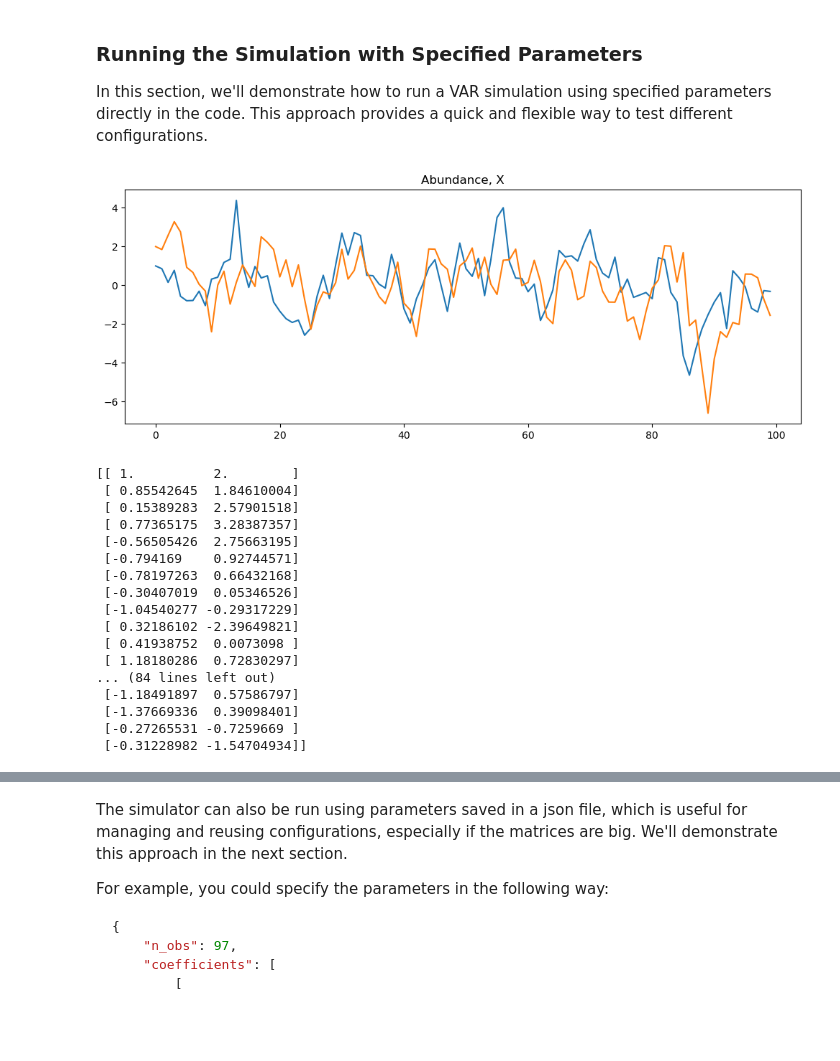
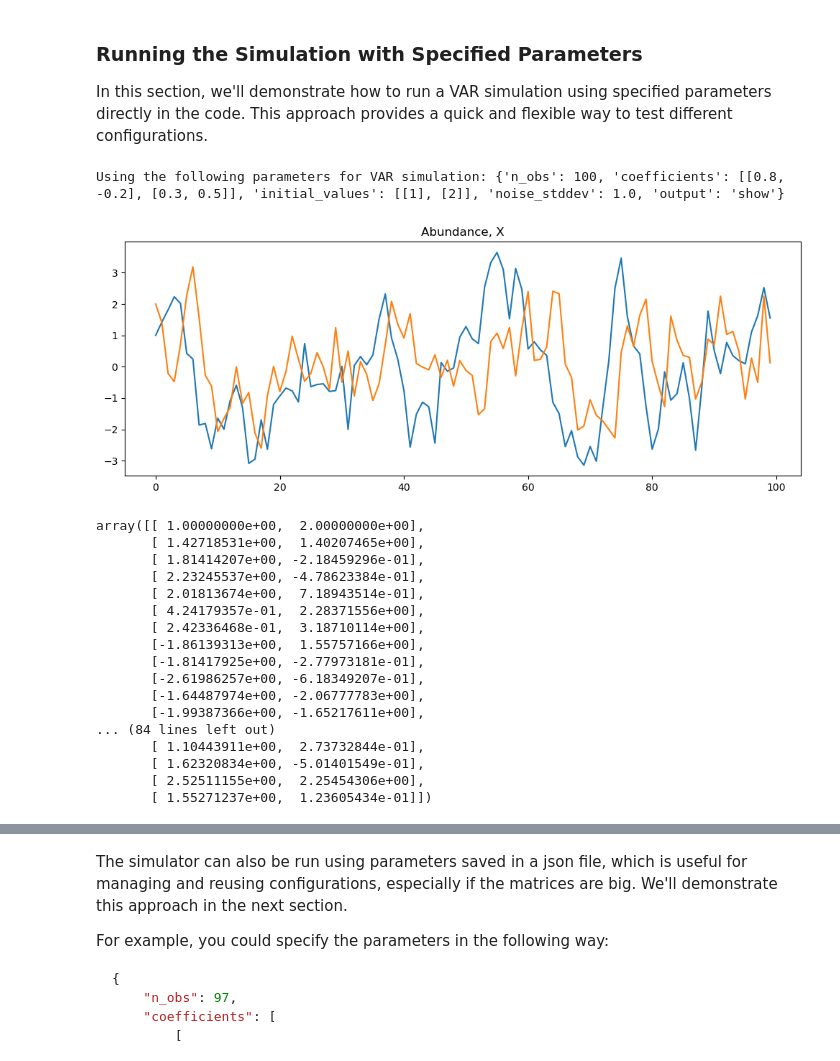
Before and after one commit to ucl-cssb/MIMIC, a Jupyter notebook: docs/source/notebooks/examples-sim-VAR/VARsim.ipynb, the cells around one changed output, grey strips where cells are left out. Saved outputs shown, nothing was run; the diff lists cells and outputs as text; code cells hidden in the pictures; blank space fills up the shorter version.

```diff
--- a/docs/source/notebooks/examples-sim-VAR/VARsim.ipynb
+++ b/docs/source/notebooks/examples-sim-VAR/VARsim.ipynb
@@ -45,0 +47,3 @@ from mimic.model_simulate.VAR_sim import *
+# %%
+model = VARSimulator()
+model.print_parameters()
@@ -70,27 +88,31 @@ simulator = VARSimulator(
+# %%
+# now we can set the parameters for our VAR model created previously
+model.set_parameters(n_obs=n_obs, coefficients=coefficients,
+                     initial_values=initial_values, noise_stddev=noise_stddev, output=output)
 # %%
 # Simulate the data. The data is simulated by calling the run method of the VARSimulator object and passing the name of the simulation method as an argument. In this example, the simulation method is 'VARsim'.
-simulator.simulate("VARsim")
+model.simulate("VARsim")
 # %% [output]
+Using the following parameters for VAR simulation: {'n_obs': 100, 'coefficients': [[0.8, -0.2], [0.3, 0.5]], 'initial_values': [[1], [2]], 'noise_stddev': 1.0, 'output': 'show'}
-[figure, old version]
+[figure, new version]
 # %%
-# The simulated data is stored in the VARSimulator object and can be accessed using the data attribute.
-simulated_data = simulator.data
-print(simulated_data)
+# The simulated data is stored in the VARSimulator object and can be accessed using the data attribute of the object.
+model.data
 # %% [output]
-[[ 1.          2.        ]
- [ 0.85542645  1.84610004]
- [ 0.15389283  2.57901518]
- [ 0.77365175  3.28387357]
- [-0.56505426  2.75663195]
- [-0.794169    0.92744571]
- [-0.78197263  0.66432168]
- [-0.30407019  0.05346526]
- [-1.04540277 -0.29317229]
- [ 0.32186102 -2.39649821]
- [ 0.41938752  0.0073098 ]
- [ 1.18180286  0.72830297]
+array([[ 1.00000000e+00,  2.00000000e+00],
+       [ 1.42718531e+00,  1.40207465e+00],
+       [ 1.81414207e+00, -2.18459296e-01],
+       [ 2.23245537e+00, -4.78623384e-01],
+       [ 2.01813674e+00,  7.18943514e-01],
+       [ 4.24179357e-01,  2.28371556e+00],
+       [ 2.42336468e-01,  3.18710114e+00],
+       [-1.86139313e+00,  1.55757166e+00],
+       [-1.81417925e+00, -2.77973181e-01],
+       [-2.61986257e+00, -6.18349207e-01],
+       [-1.64487974e+00, -2.06777783e+00],
+       [-1.99387366e+00, -1.65217611e+00],
 ... (84 lines left out)
- [-1.18491897  0.57586797]
- [-1.37669336  0.39098401]
- [-0.27265531 -0.7259669 ]
- [-0.31228982 -1.54704934]]
+       [ 1.10443911e+00,  2.73732844e-01],
+       [ 1.62320834e+00, -5.01401549e-01],
+       [ 2.52511155e+00,  2.25454306e+00],
+       [ 1.55271237e+00,  1.23605434e-01]])
```
Also changed, not shown: parts of 13 cells of this notebook, 2 other files.
